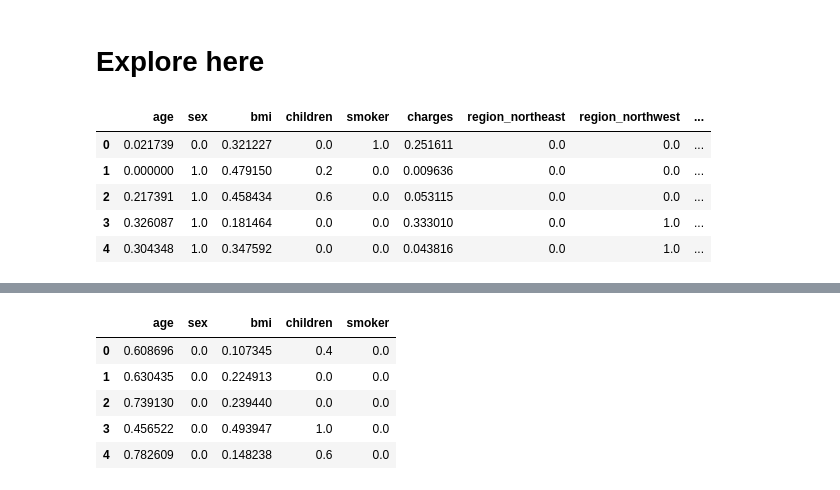
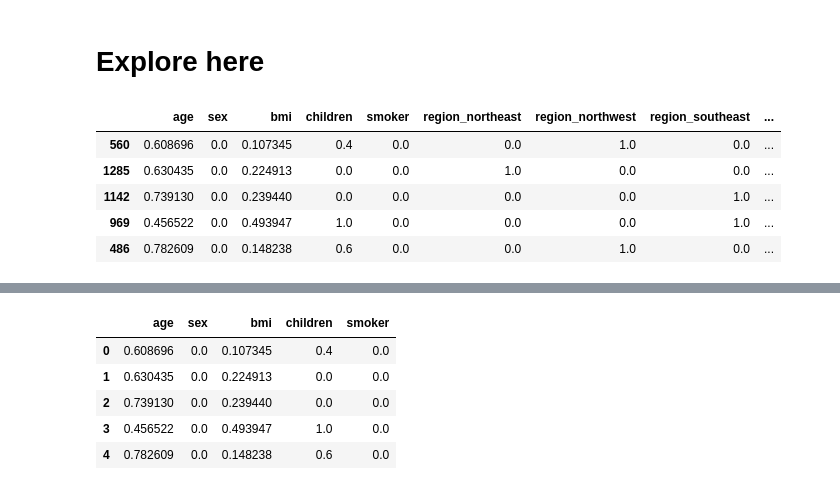
Before and after one commit to pdeleonsoria/regresion_lineal, a Jupyter notebook: src/explore.ipynb, the cells around one changed output, grey strips where cells are left out. Saved outputs shown, nothing was run; the diff lists cells and outputs as text; code cells hidden in the pictures.

```diff
--- a/src/explore.ipynb
+++ b/src/explore.ipynb
@@ -41,17 +44,3 @@ df["region_northeast"]= le.fit_transform(df["region_northeast"])
 df["region_northwest"]= le.fit_transform(df["region_northwest"])
 df["region_southeast"]= le.fit_transform(df["region_southeast"])
 df["region_southwest"]= le.fit_transform(df["region_southwest"])
-#
-
-variables=["age","sex",	"bmi",	"children",	"smoker",	"charges",	"region_northeast",	"region_northwest",	"region_southeast",	"region_southwest"]
-scaler = MinMaxScaler()
-scal_features = scaler.fit_transform(df[variables])
-df_escalado= pd.DataFrame(scal_features, index = df.index, columns = variables)
-df_escalado.head()
-# %% [output]
-|  | age | sex | bmi | children | smoker | charges | region_northeast | region_northwest | ... |
-| 0 | 0.021739 | 0.0 | 0.321227 | 0.0 | 1.0 | 0.251611 | 0.0 | 0.0 | ... |
-| 1 | 0.000000 | 1.0 | 0.479150 | 0.2 | 0.0 | 0.009636 | 0.0 | 0.0 | ... |
-| 2 | 0.217391 | 1.0 | 0.458434 | 0.6 | 0.0 | 0.053115 | 0.0 | 0.0 | ... |
-| 3 | 0.326087 | 1.0 | 0.181464 | 0.0 | 0.0 | 0.333010 | 0.0 | 1.0 | ... |
-| 4 | 0.304348 | 1.0 | 0.347592 | 0.0 | 0.0 | 0.043816 | 0.0 | 1.0 | ... |
@@ -57,0 +54,15 @@ df_escalado.head()
+# %%
+#ESCALADO
+scaler = MinMaxScaler()
+X_train_esc = scaler.fit_transform(X_train)
+X_test_esc = scaler.transform(X_test)
+
+X_train_esc= pd.DataFrame(X_train_esc, index= X_train.index, columns=X_train.columns)
+X_train_esc.head()
+# %% [output]
+|  | age | sex | bmi | children | smoker | region_northeast | region_northwest | region_southeast | ... |
+| 560 | 0.608696 | 0.0 | 0.107345 | 0.4 | 0.0 | 0.0 | 1.0 | 0.0 | ... |
+| 1285 | 0.630435 | 0.0 | 0.224913 | 0.0 | 0.0 | 1.0 | 0.0 | 0.0 | ... |
+| 1142 | 0.739130 | 0.0 | 0.239440 | 0.0 | 0.0 | 0.0 | 0.0 | 1.0 | ... |
+| 969 | 0.456522 | 0.0 | 0.493947 | 1.0 | 0.0 | 0.0 | 0.0 | 1.0 | ... |
+| 486 | 0.782609 | 0.0 | 0.148238 | 0.6 | 0.0 | 0.0 | 1.0 | 0.0 | ... |
```
Also changed, not shown: parts of 12 cells of this notebook.
